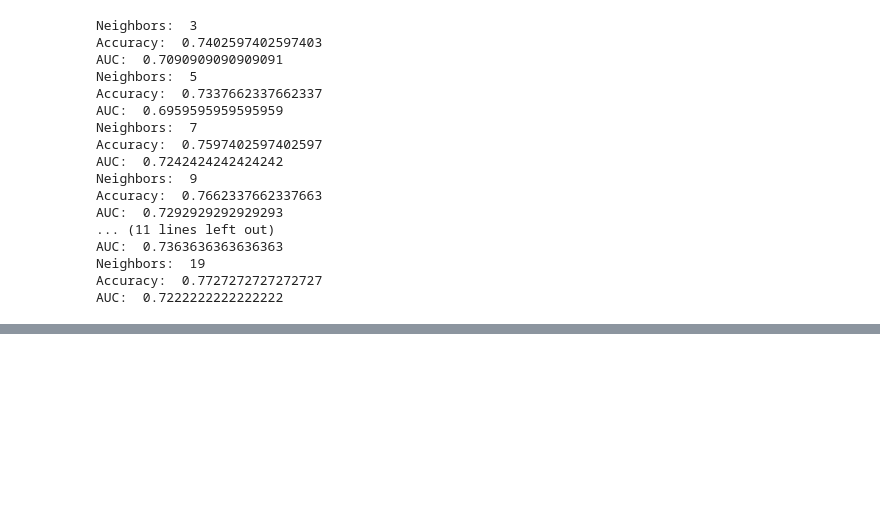
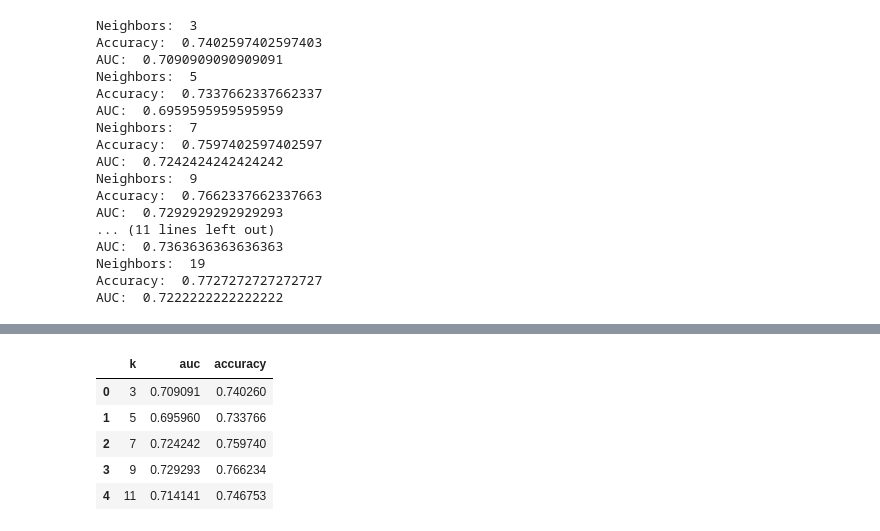
Before and after one commit to dbabichenko/python_for_data_and_analytics, a Jupyter notebook: Classification/04-KNearestNeighbor.ipynb, the cells around one changed output, grey strips where cells are left out. Saved outputs shown, nothing was run; the diff lists cells and outputs as text; code cells hidden in the pictures; blank space fills up the shorter version.

```diff
--- a/Classification/04-KNearestNeighbor.ipynb
+++ b/Classification/04-KNearestNeighbor.ipynb
@@ -97,0 +132,11 @@ AUC:  0.7222222222222222
+# %%
+result = pd.concat([pd.DataFrame(k_values), pd.DataFrame(auc_values), pd.DataFrame(accuracy_values)], axis=1)
+result.columns = ['k', 'auc', 'accuracy']
+result.head()
+# %% [output]
+|  | k | auc | accuracy |
+| 0 | 3 | 0.709091 | 0.740260 |
+| 1 | 5 | 0.695960 | 0.733766 |
+| 2 | 7 | 0.724242 | 0.759740 |
+| 3 | 9 | 0.729293 | 0.766234 |
+| 4 | 11 | 0.714141 | 0.746753 |
```
Also changed, not shown: parts of 5 cells of this notebook, 2 other files.
